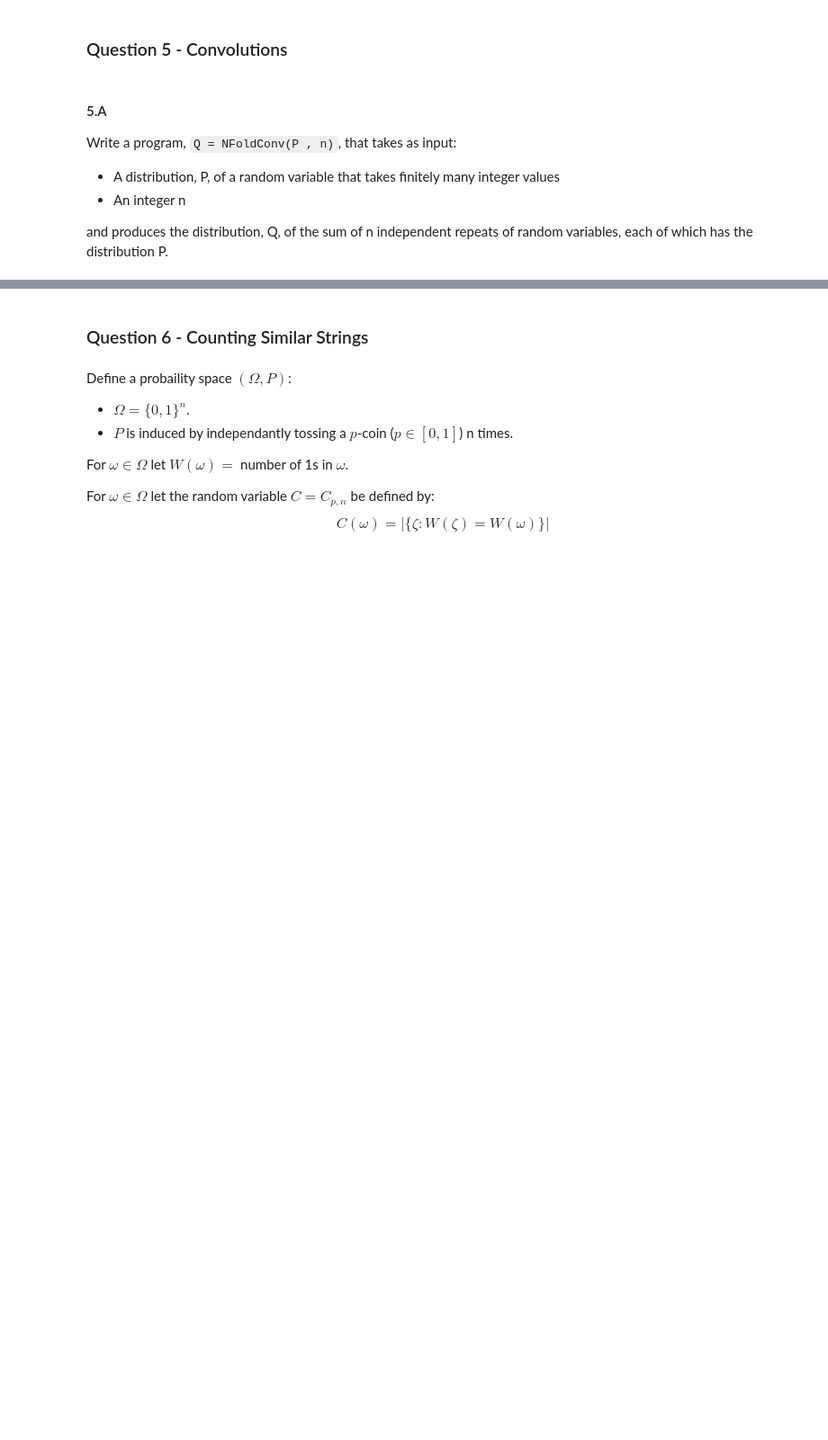
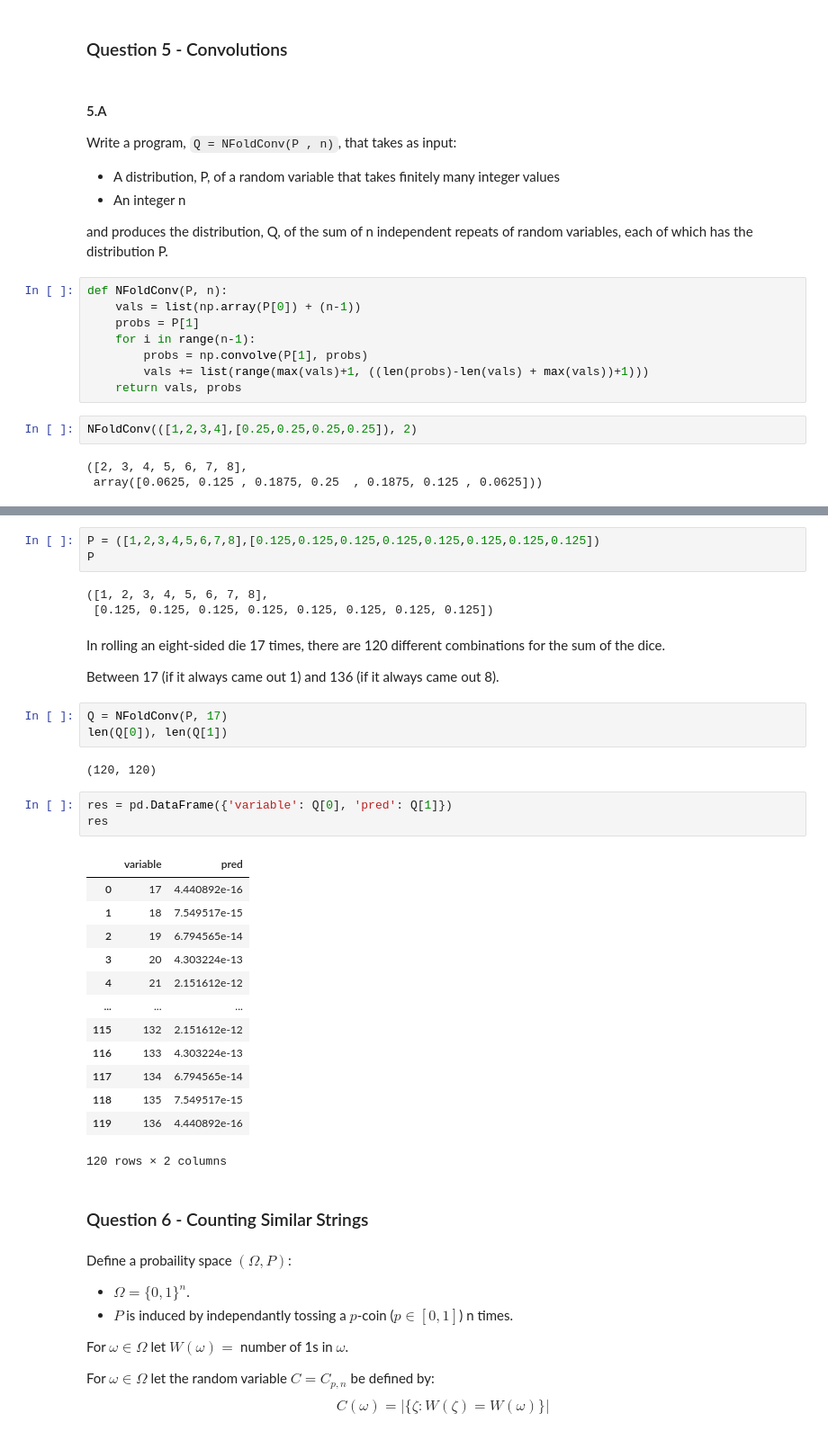
Before and after one commit to ronigold/Statistics_HW, a Jupyter notebook: HW1.ipynb, the cells around one changed output, grey strips where cells are left out. Shown at 90% size. Cells and saved outputs as stored; diff of their text form; blank space fills up the shorter version.

```diff
--- a/HW1.ipynb
+++ b/HW1.ipynb
@@ -354,11 +379,56 @@ Write a program, `Q = NFoldConv(P , n)`, that takes as input:
 * An integer n
 
 and produces the distribution, Q, of the sum of n independent repeats of random variables, each of which has the distribution P.
+# %%
+def NFoldConv(P, n):
+    vals = list(np.array(P[0]) + (n-1))
+    probs = P[1]
+    for i in range(n-1):
+        probs = np.convolve(P[1], probs)
+        vals += list(range(max(vals)+1, ((len(probs)-len(vals) + max(vals))+1)))
+    return vals, probs
+# %%
+NFoldConv(([1,2,3,4],[0.25,0.25,0.25,0.25]), 2)
+# %% [output]
+([2, 3, 4, 5, 6, 7, 8],
+ array([0.0625, 0.125 , 0.1875, 0.25  , 0.1875, 0.125 , 0.0625]))
 # %% [markdown]
 #### 5.B
 Compute the distribution of the sum of the results of rolling a fair octahedron 17 times.
 
 <img src="https://upload.wikimedia.org/wikipedia/commons/2/27/Octahedron.jpg" width="200">
+# %%
+P = ([1,2,3,4,5,6,7,8],[0.125,0.125,0.125,0.125,0.125,0.125,0.125,0.125])
+P
+# %% [output]
+([1, 2, 3, 4, 5, 6, 7, 8],
+ [0.125, 0.125, 0.125, 0.125, 0.125, 0.125, 0.125, 0.125])
+# %% [markdown]
+In rolling an eight-sided die 17 times, there are 120 different combinations for the sum of the dice.
+
+Between 17 (if it always came out 1) and 136 (if it always came out 8).
+# %%
+Q = NFoldConv(P, 17)
+len(Q[0]), len(Q[1])
+# %% [output]
+(120, 120)
+# %%
+res = pd.DataFrame({'variable': Q[0], 'pred': Q[1]})
+res
+# %% [output]
+|  | variable | pred |
+| 0 | 17 | 4.440892e-16 |
+| 1 | 18 | 7.549517e-15 |
+| 2 | 19 | 6.794565e-14 |
+| 3 | 20 | 4.303224e-13 |
+| 4 | 21 | 2.151612e-12 |
+| ... | ... | ... |
+| 115 | 132 | 2.151612e-12 |
+| 116 | 133 | 4.303224e-13 |
+| 117 | 134 | 6.794565e-14 |
+| 118 | 135 | 7.549517e-15 |
+| 119 | 136 | 4.440892e-16 |
+120 rows × 2 columns
 # %% [markdown]
 ### Question 6 - Counting Similar Strings
 # %% [markdown]
```
Also changed, not shown: parts of 22 cells of this notebook.
